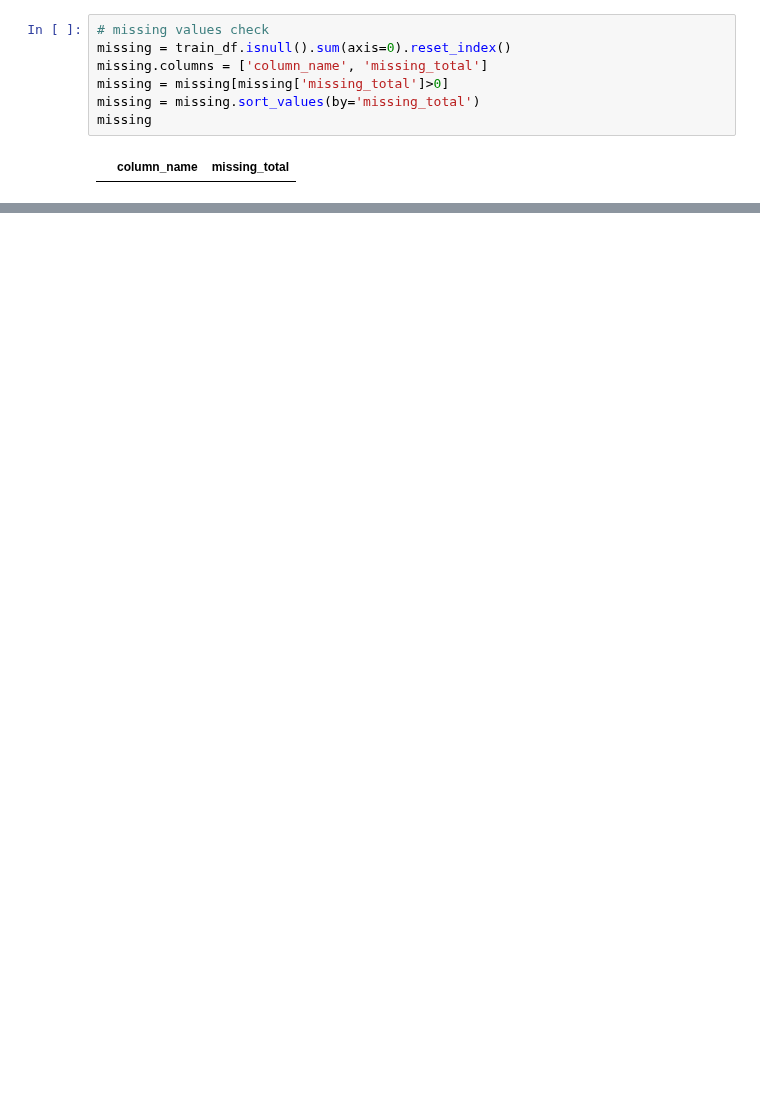
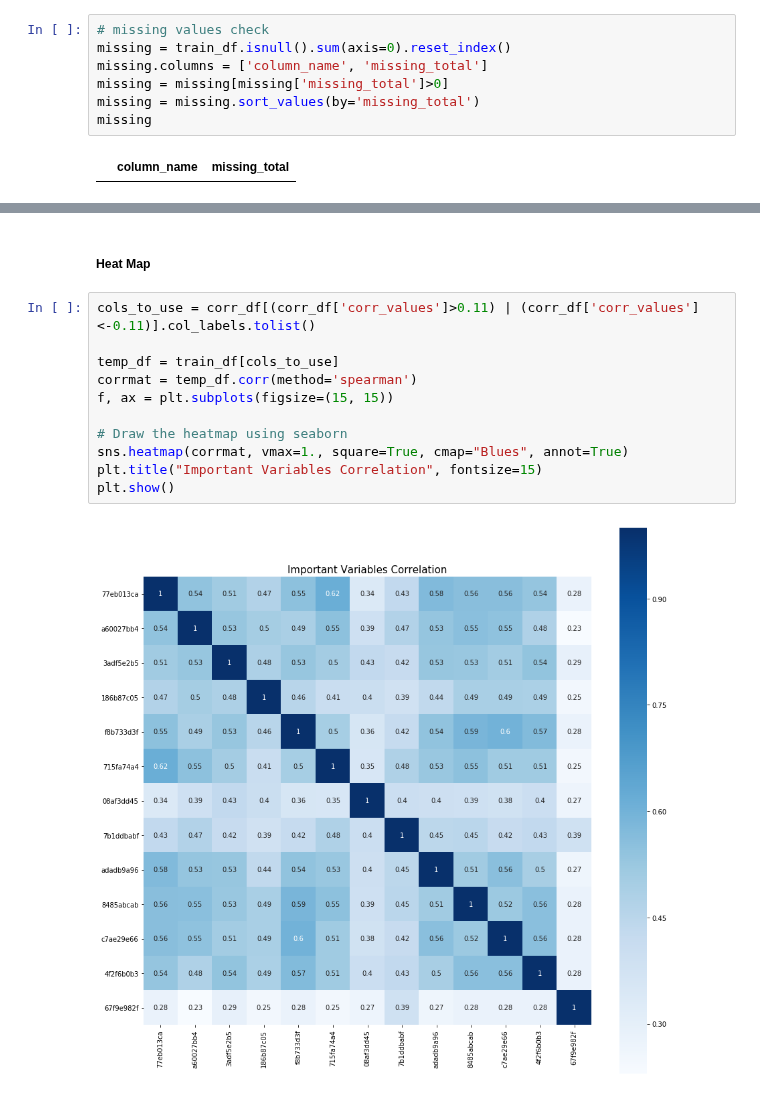
Before and after one commit to jpeterson28/DSCT_Capstone2, a Jupyter notebook: santander_value_prediction_code.ipynb, the cells around one changed output, grey strips where cells are left out. Saved outputs shown, nothing was run; the diff lists cells and outputs as text; blank space fills up the shorter version.

```diff
--- a/santander_value_prediction_code.ipynb
+++ b/santander_value_prediction_code.ipynb
@@ -86,0 +168,15 @@ Links to Kaggle posts and kernels about the "leak"
+# %% [markdown]
+##### Heat Map
+# %%
+cols_to_use = corr_df[(corr_df['corr_values']>0.11) | (corr_df['corr_values']<-0.11)].col_labels.tolist()
+
+temp_df = train_df[cols_to_use]
+corrmat = temp_df.corr(method='spearman')
+f, ax = plt.subplots(figsize=(15, 15))
+
+# Draw the heatmap using seaborn
+sns.heatmap(corrmat, vmax=1., square=True, cmap="Blues", annot=True)
+plt.title("Important Variables Correlation", fontsize=15)
+plt.show()
+# %% [output]
+[figure, added]
```
Also changed, not shown: parts of 16 cells of this notebook.
